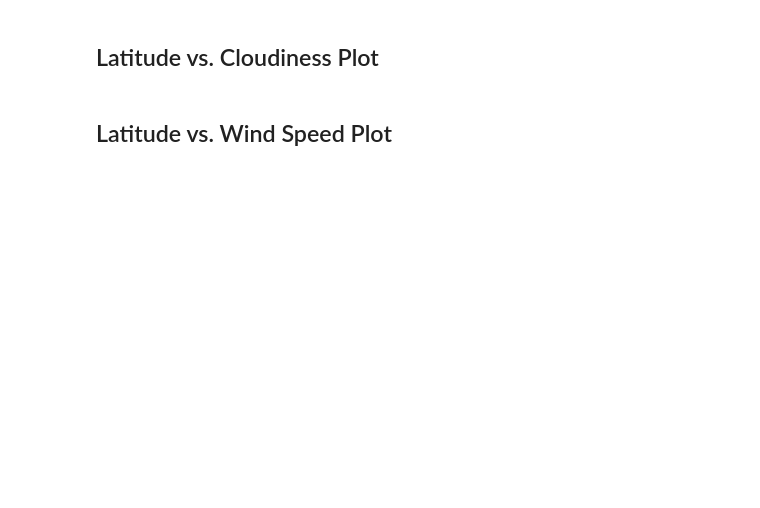
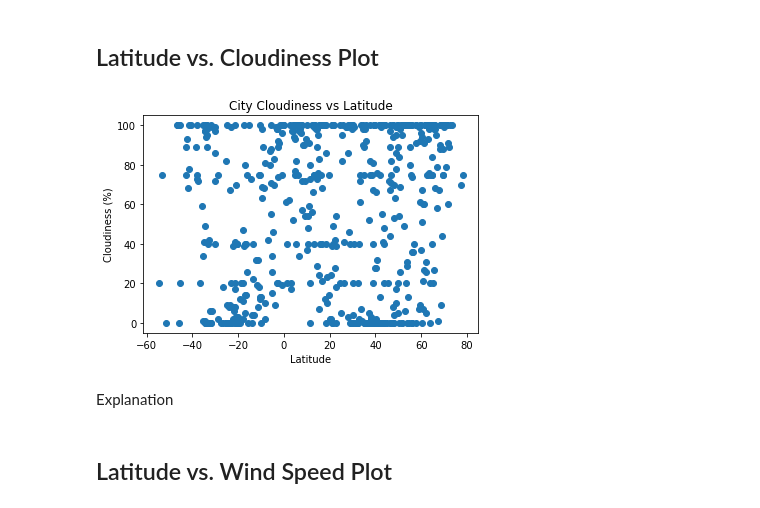
Before and after one commit to j-eikens/python-api-challenge, a Jupyter notebook: WeatherPY.ipynb, the cells around one changed output. Cells and saved outputs as stored; diff of their text form; code cells hidden in the pictures; blank space fills up the shorter version.

```diff
--- a/WeatherPY.ipynb
+++ b/WeatherPY.ipynb
@@ -157,4 +188,15 @@ weather_data.loc[weather_data['%Humidity'] > 100]
 # %% [markdown]
 ## Latitude vs. Cloudiness Plot
+# %%
+plt.scatter(weather_data['Latitude'], weather_data['Cloudiness'])
+plt.xlabel('Latitude')
+plt.ylabel('Cloudiness (%)')
+plt.title('City Cloudiness vs Latitude')
+
+plt.show()
+# %% [output]
+[figure, added]
+# %% [markdown]
+Explanation
 # %% [markdown]
 ## Latitude vs. Wind Speed Plot
```
Also changed, not shown: parts of 25 cells of this notebook.
